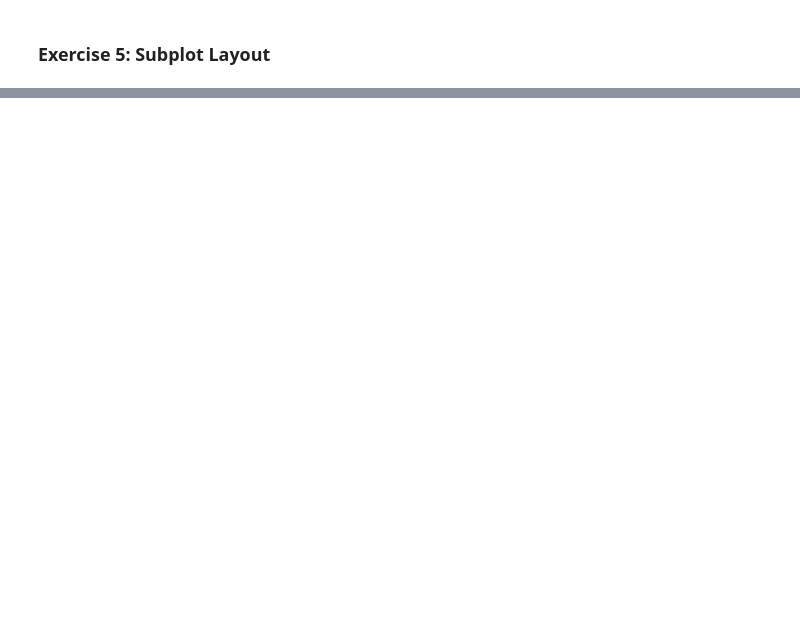
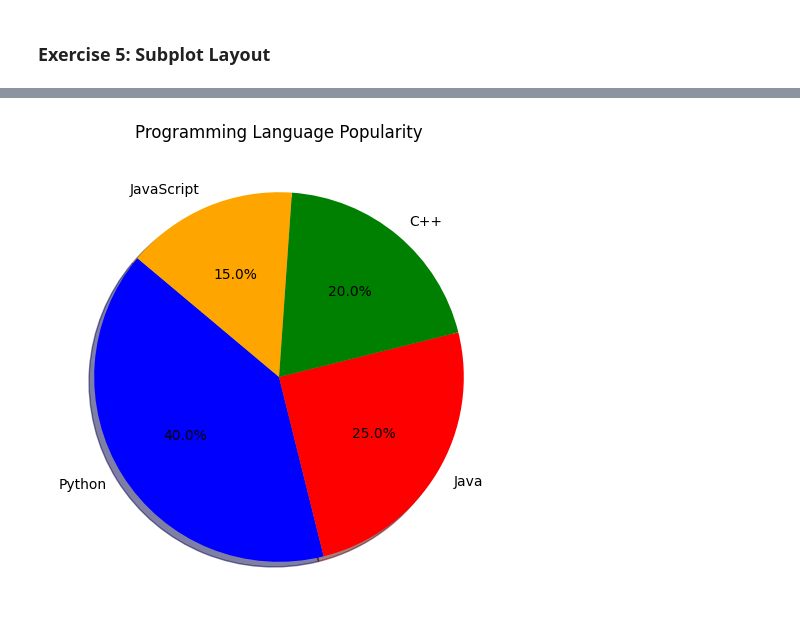
Before and after one commit to nagasarika/python-jupyter-template, a Jupyter notebook: src/5-subplot.ipynb, the cells around one changed output, grey strips where cells are left out. Drawn from its saved outputs; the diff is of its cells as text; code cells hidden in the pictures; blank space fills up the shorter version.

```diff
--- a/src/5-subplot.ipynb
+++ b/src/5-subplot.ipynb
@@ -55,0 +3,31 @@ plt.show()
+# %%
+# TODO: Create a 2x2 subplot layout.
+# Plot a line chart in the first subplot, a bar chart in the second, a scatter plot in the third, and a pie chart in the fourth.
+import matplotlib.pyplot as plt
+
+# Data
+labels = ['Python', 'Java', 'C++', 'JavaScript']
+sizes = [40, 25, 20, 15]
+colors = ['blue', 'red', 'green', 'orange']  # Custom colors
+
+# Input validation
+if len(labels) != len(sizes):
+    raise ValueError("The number of labels must match the number of sizes")
+if len(colors) < len(sizes):
+    raise ValueError("Not enough colors provided for all segments")
+if not all(isinstance(size, (int, float)) and size >= 0 for size in sizes):
+    raise ValueError("All sizes must be non-negative numbers")
+if sum(sizes) == 0:
+    raise ValueError("Total size cannot be zero")
+
+# Create the pie chart
+plt.figure(figsize=(6, 6))  # Set figure size
+plt.pie(sizes, labels=labels, autopct='%1.1f%%', colors=colors, startangle=140, shadow=True)
+
+# Add a title
+plt.title('Programming Language Popularity')
+
+# Show the plot
+plt.show()
+# %% [output]
+[figure, added]
```
Also changed, not shown: parts of 1 cell of this notebook, 5 other files.
